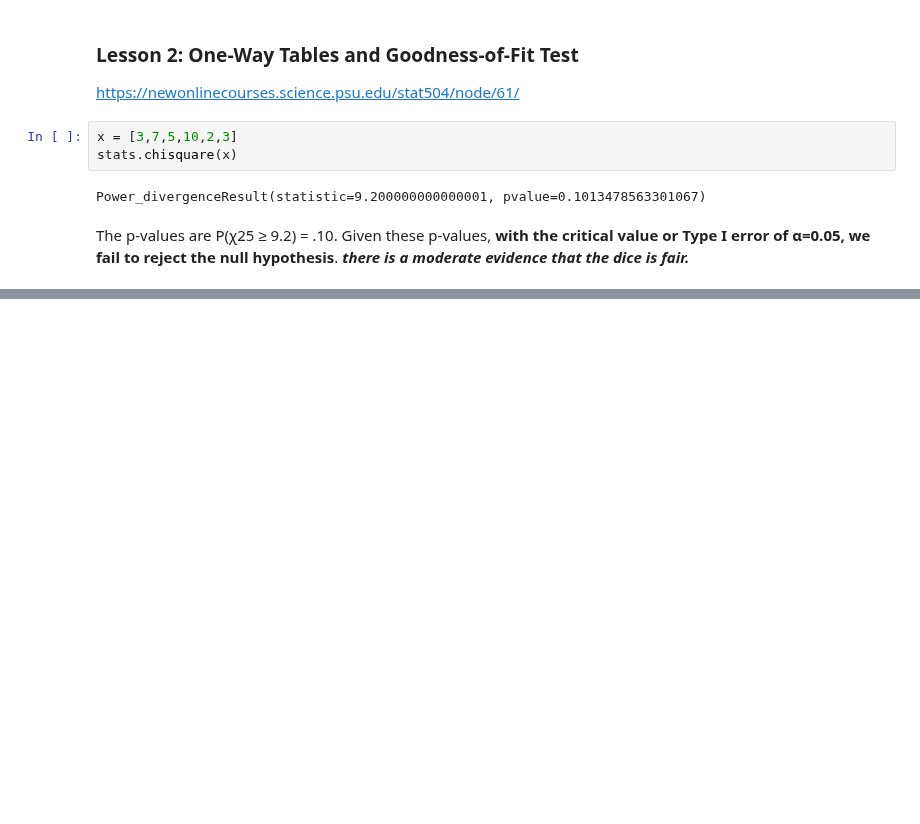
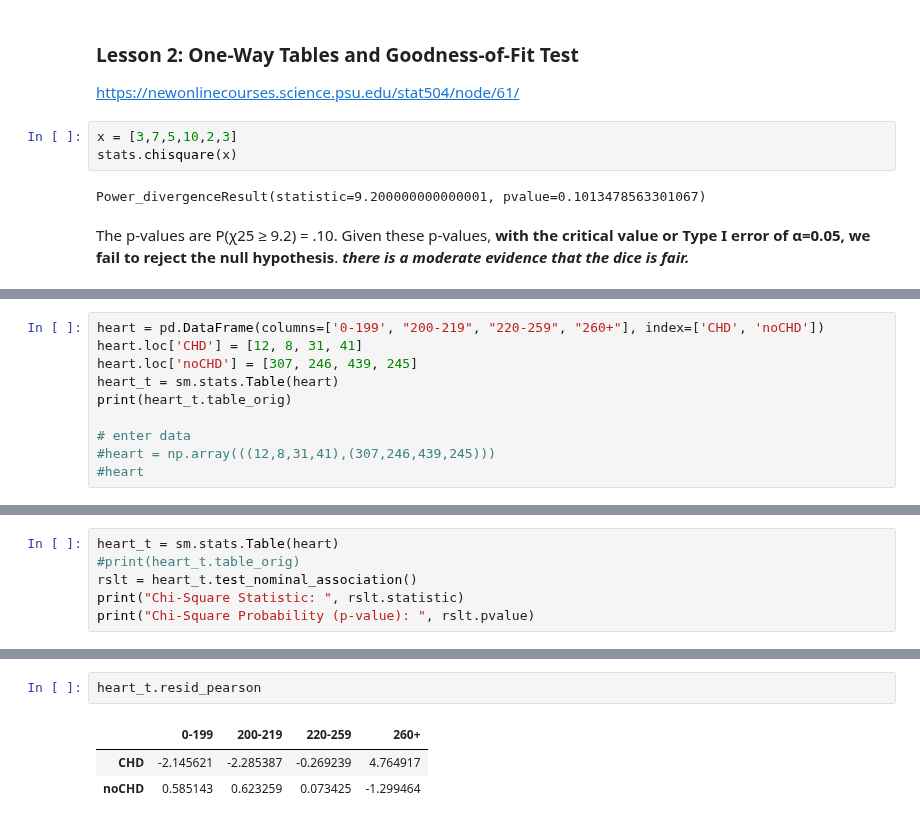
Before and after one commit to naivelogic/Machine_Learning_Notebooks, a Jupyter notebook: Data_Science/Statistical Models/[PSU] Logistic Regression.ipynb, the cells around one changed output, grey strips where cells are left out. Drawn from its saved outputs; the diff is of its cells as text; blank space fills up the shorter version.

```diff
--- a/Data_Science/Statistical Models/[PSU] Logistic Regression.ipynb
+++ b/Data_Science/Statistical Models/[PSU] Logistic Regression.ipynb
@@ -317,0 +287,10 @@ scipy.stats.chi2_contingency - https://docs.scipy.org/doc/scipy-0.15.1/reference
+# %%
+heart = pd.DataFrame(columns=['0-199', "200-219", "220-259", "260+"], index=['CHD', 'noCHD'])
+heart.loc['CHD'] = [12, 8, 31, 41]
+heart.loc['noCHD'] = [307, 246, 439, 245]
+heart_t = sm.stats.Table(heart)
+print(heart_t.table_orig)
+
+# enter data
+#heart = np.array(((12,8,31,41),(307,246,439,245)))
+#heart
@@ -317,0 +301,6 @@ scipy.stats.chi2_contingency - https://docs.scipy.org/doc/scipy-0.15.1/reference
+# %%
+heart_t = sm.stats.Table(heart)
+#print(heart_t.table_orig)
+rslt = heart_t.test_nominal_association()
+print("Chi-Square Statistic: ", rslt.statistic)
+print("Chi-Square Probability (p-value): ", rslt.pvalue)
@@ -397,0 +366,6 @@ ValueError: endog must be in the unit interval.
+# %%
+heart_t.resid_pearson
+# %% [output]
+|  | 0-199 | 200-219 | 220-259 | 260+ |
+| CHD | -2.145621 | -2.285387 | -0.269239 | 4.764917 |
+| noCHD | 0.585143 | 0.623259 | 0.073425 | -1.299464 |
```
Also changed, not shown: parts of 59 cells of this notebook.
